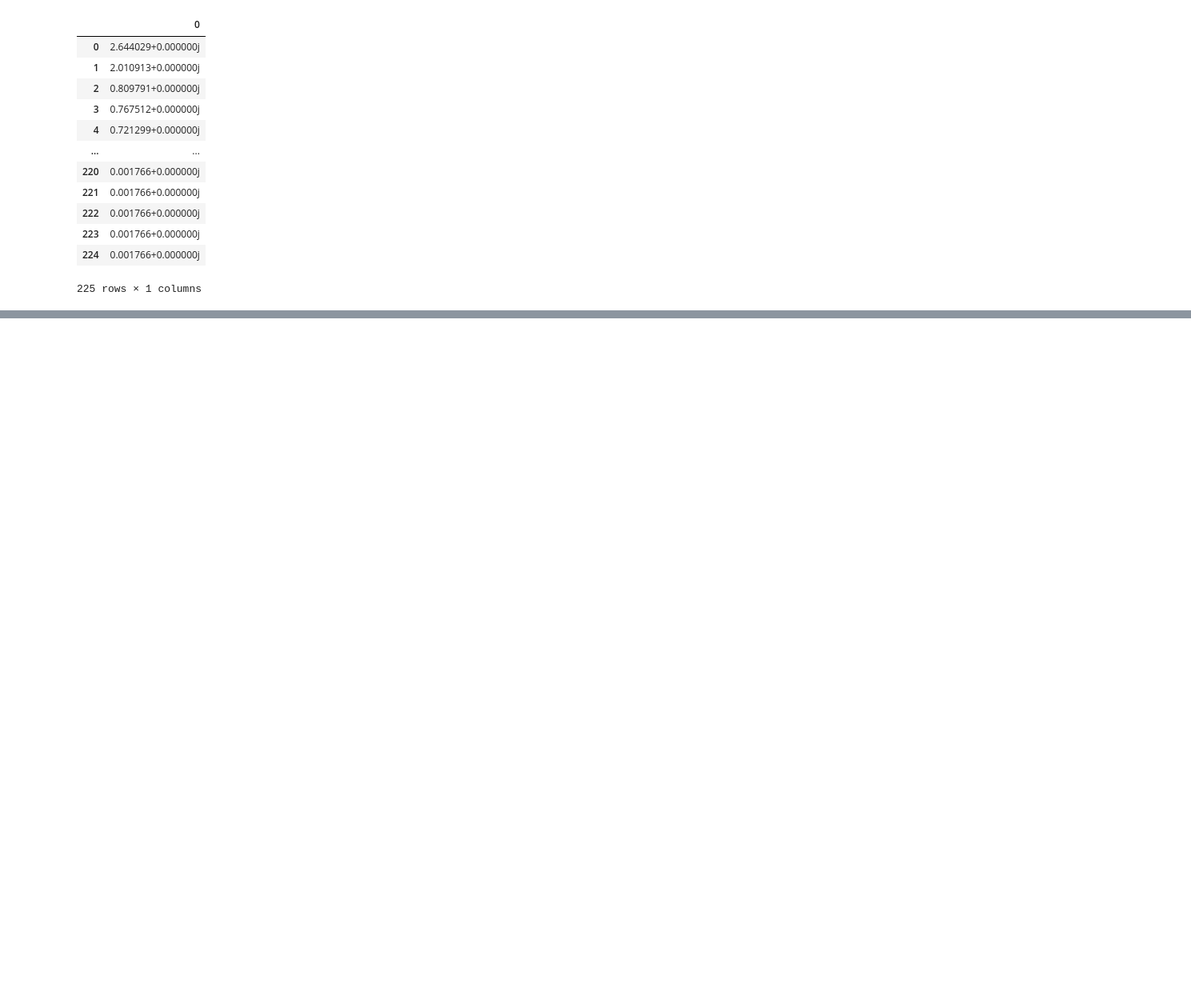
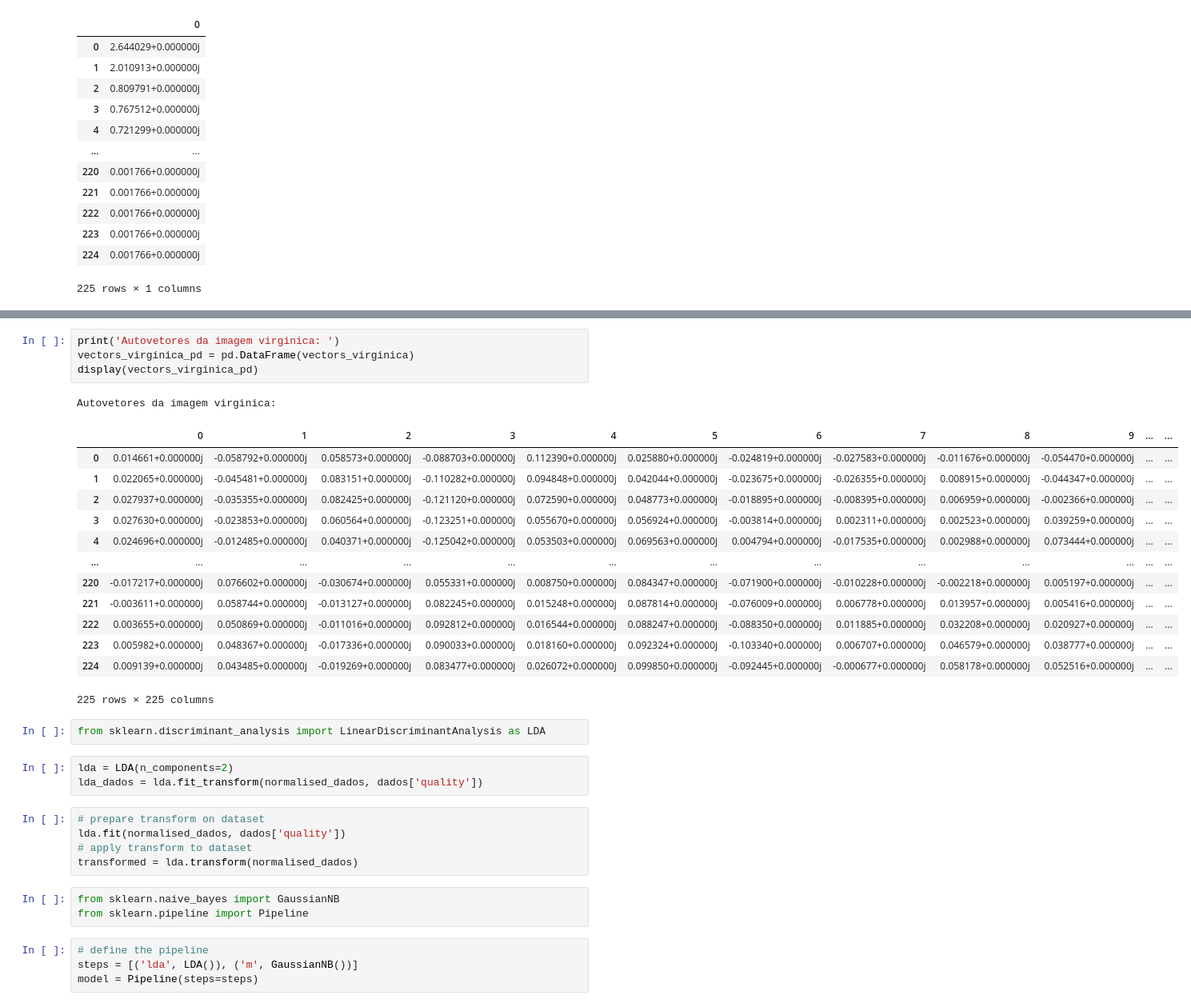
Before and after one commit to AdsonRoberto/Reducao_dimensionalidade_PCA_e_LDA, a Jupyter notebook: analise_PCA_LDA.ipynb, the cells around one changed output, grey strips where cells are left out. Shown at 80% size. Saved outputs shown, nothing was run; the diff lists cells and outputs as text; blank space fills up the shorter version.

```diff
--- a/analise_PCA_LDA.ipynb
+++ b/analise_PCA_LDA.ipynb
@@ -465,0 +504,36 @@ Autovalores da imagem virginica:
+# %%
+print('Autovetores da imagem virginica: ')
+vectors_virginica_pd = pd.DataFrame(vectors_virginica)
+display(vectors_virginica_pd)
+# %% [output]
+Autovetores da imagem virginica:
+|  | 0 | 1 | 2 | 3 | 4 | 5 | 6 | 7 | 8 | 9 | ... | ... |
+| 0 | 0.014661+0.000000j | -0.058792+0.000000j | 0.058573+0.000000j | -0.088703+0.000000j | 0.112390+0.000000j | 0.025880+0.000000j | -0.024819+0.000000j | -0.027583+0.000000j | -0.011676+0.000000j | -0.054470+0.000000j | ... | ... |
+| 1 | 0.022065+0.000000j | -0.045481+0.000000j | 0.083151+0.000000j | -0.110282+0.000000j | 0.094848+0.000000j | 0.042044+0.000000j | -0.023675+0.000000j | -0.026355+0.000000j | 0.008915+0.000000j | -0.044347+0.000000j | ... | ... |
+| 2 | 0.027937+0.000000j | -0.035355+0.000000j | 0.082425+0.000000j | -0.121120+0.000000j | 0.072590+0.000000j | 0.048773+0.000000j | -0.018895+0.000000j | -0.008395+0.000000j | 0.006959+0.000000j | -0.002366+0.000000j | ... | ... |
+| 3 | 0.027630+0.000000j | -0.023853+0.000000j | 0.060564+0.000000j | -0.123251+0.000000j | 0.055670+0.000000j | 0.056924+0.000000j | -0.003814+0.000000j | 0.002311+0.000000j | 0.002523+0.000000j | 0.039259+0.000000j | ... | ... |
+| 4 | 0.024696+0.000000j | -0.012485+0.000000j | 0.040371+0.000000j | -0.125042+0.000000j | 0.053503+0.000000j | 0.069563+0.000000j | 0.004794+0.000000j | -0.017535+0.000000j | 0.002988+0.000000j | 0.073444+0.000000j | ... | ... |
+| ... | ... | ... | ... | ... | ... | ... | ... | ... | ... | ... | ... | ... |
+| 220 | -0.017217+0.000000j | 0.076602+0.000000j | -0.030674+0.000000j | 0.055331+0.000000j | 0.008750+0.000000j | 0.084347+0.000000j | -0.071900+0.000000j | -0.010228+0.000000j | -0.002218+0.000000j | 0.005197+0.000000j | ... | ... |
+| 221 | -0.003611+0.000000j | 0.058744+0.000000j | -0.013127+0.000000j | 0.082245+0.000000j | 0.015248+0.000000j | 0.087814+0.000000j | -0.076009+0.000000j | 0.006778+0.000000j | 0.013957+0.000000j | 0.005416+0.000000j | ... | ... |
+| 222 | 0.003655+0.000000j | 0.050869+0.000000j | -0.011016+0.000000j | 0.092812+0.000000j | 0.016544+0.000000j | 0.088247+0.000000j | -0.088350+0.000000j | 0.011885+0.000000j | 0.032208+0.000000j | 0.020927+0.000000j | ... | ... |
+| 223 | 0.005982+0.000000j | 0.048367+0.000000j | -0.017336+0.000000j | 0.090033+0.000000j | 0.018160+0.000000j | 0.092324+0.000000j | -0.103340+0.000000j | 0.006707+0.000000j | 0.046579+0.000000j | 0.038777+0.000000j | ... | ... |
+| 224 | 0.009139+0.000000j | 0.043485+0.000000j | -0.019269+0.000000j | 0.083477+0.000000j | 0.026072+0.000000j | 0.099850+0.000000j | -0.092445+0.000000j | -0.000677+0.000000j | 0.058178+0.000000j | 0.052516+0.000000j | ... | ... |
+225 rows × 225 columns
+# %%
+from sklearn.discriminant_analysis import LinearDiscriminantAnalysis as LDA
+# %%
+lda = LDA(n_components=2)
+lda_dados = lda.fit_transform(normalised_dados, dados['quality'])
+# %%
+# prepare transform on dataset
+lda.fit(normalised_dados, dados['quality'])
+# apply transform to dataset
+transformed = lda.transform(normalised_dados)
+# %%
+from sklearn.naive_bayes import GaussianNB
+from sklearn.pipeline import Pipeline
+# %%
+# define the pipeline
+steps = [('lda', LDA()), ('m', GaussianNB())]
+model = Pipeline(steps=steps)
```
Also changed, not shown: parts of 2 cells of this notebook.
